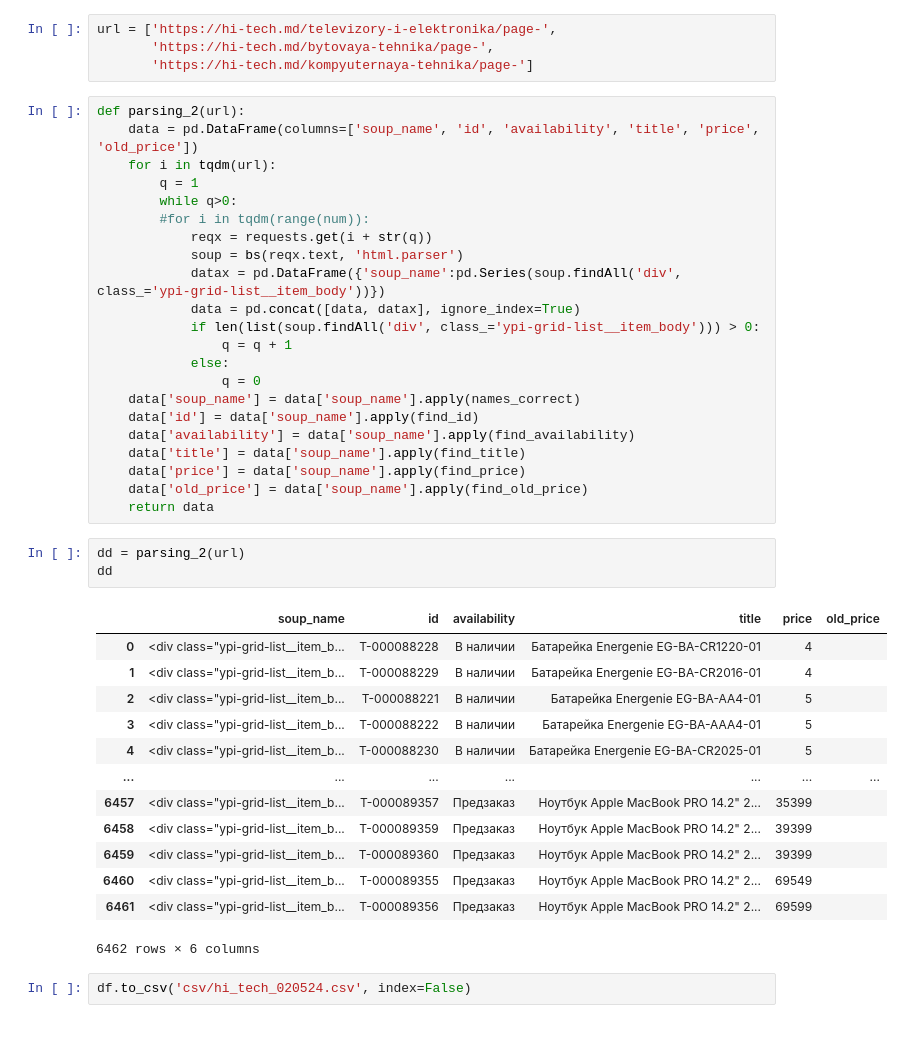
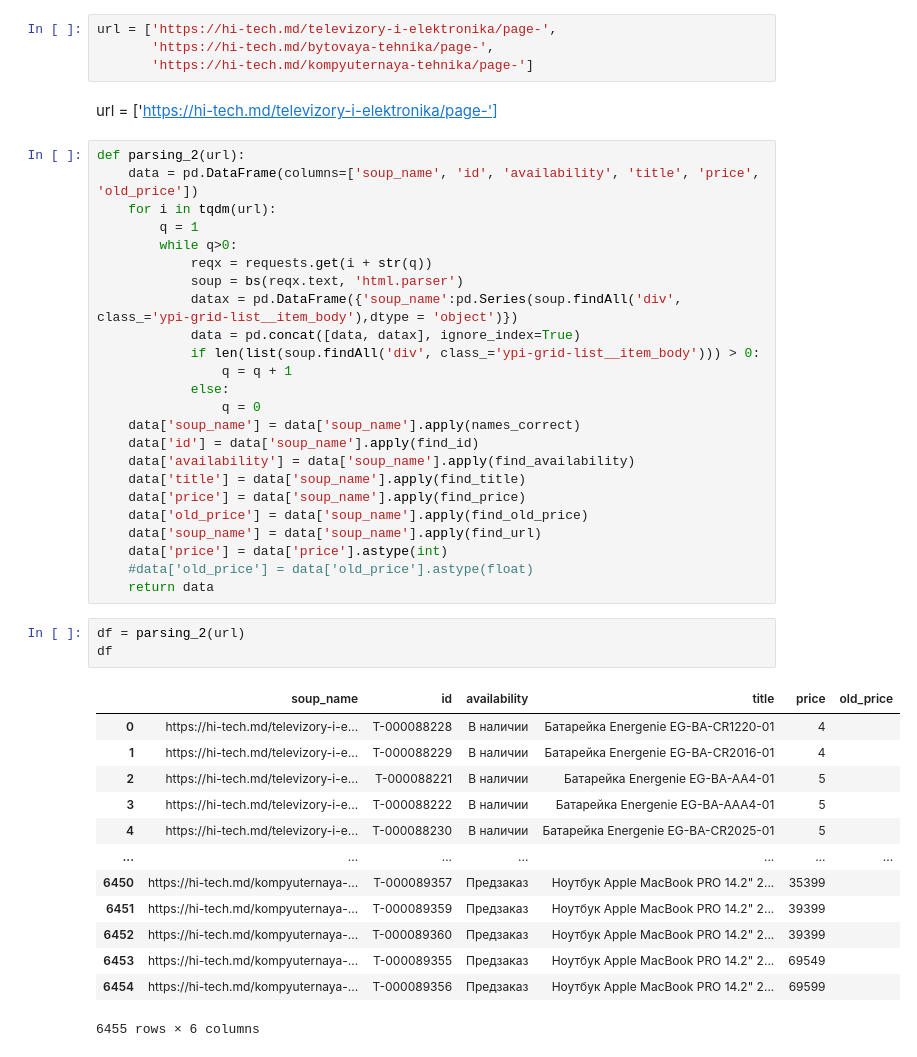
Before and after one commit to APolisakov/parsing, a Jupyter notebook: parsing.ipynb, the cells around one changed output. Cells and saved outputs as stored; diff of their text form.

```diff
--- a/parsing.ipynb
+++ b/parsing.ipynb
@@ -253,16 +127,17 @@ dgh
 url = ['https://hi-tech.md/televizory-i-elektronika/page-',
        'https://hi-tech.md/bytovaya-tehnika/page-',
        'https://hi-tech.md/kompyuternaya-tehnika/page-']
+# %% [markdown]
+url = ['https://hi-tech.md/televizory-i-elektronika/page-']
 # %%
 def parsing_2(url):
     data = pd.DataFrame(columns=['soup_name', 'id', 'availability', 'title', 'price', 'old_price'])
     for i in tqdm(url):
         q = 1
         while q>0:
-        #for i in tqdm(range(num)):
             reqx = requests.get(i + str(q))
             soup = bs(reqx.text, 'html.parser')
-            datax = pd.DataFrame({'soup_name':pd.Series(soup.findAll('div', class_='ypi-grid-list__item_body'))})
+            datax = pd.DataFrame({'soup_name':pd.Series(soup.findAll('div', class_='ypi-grid-list__item_body'),dtype = 'object')})
             data = pd.concat([data, datax], ignore_index=True)
             if len(list(soup.findAll('div', class_='ypi-grid-list__item_body'))) > 0:
                 q = q + 1
@@ -274,23 +149,24 @@ def parsing_2(url):
     data['title'] = data['soup_name'].apply(find_title)
     data['price'] = data['soup_name'].apply(find_price)
     data['old_price'] = data['soup_name'].apply(find_old_price)
+    data['soup_name'] = data['soup_name'].apply(find_url)
+    data['price'] = data['price'].astype(int)
+    #data['old_price'] = data['old_price'].astype(float)
     return data
-# %%
-dd = parsing_2(url)
-dd
-# %% [output]
-|  | soup_name | id | availability | title | price | old_price |
-| 0 | <div class="ypi-grid-list__item_b... | Т-000088228 | В наличии | Батарейка Energenie EG-BA-CR1220-01 | 4 |  |
-| 1 | <div class="ypi-grid-list__item_b... | Т-000088229 | В наличии | Батарейка Energenie EG-BA-CR2016-01 | 4 |  |
-| 2 | <div class="ypi-grid-list__item_b... | Т-000088221 | В наличии | Батарейка Energenie EG-BA-AA4-01 | 5 |  |
-| 3 | <div class="ypi-grid-list__item_b... | Т-000088222 | В наличии | Батарейка Energenie EG-BA-AAA4-01 | 5 |  |
-| 4 | <div class="ypi-grid-list__item_b... | Т-000088230 | В наличии | Батарейка Energenie EG-BA-CR2025-01 | 5 |  |
-| ... | ... | ... | ... | ... | ... | ... |
-| 6457 | <div class="ypi-grid-list__item_b... | Т-000089357 | Предзаказ | Ноутбук Apple MacBook PRO 14.2" 2... | 35399 |  |
-| 6458 | <div class="ypi-grid-list__item_b... | Т-000089359 | Предзаказ | Ноутбук Apple MacBook PRO 14.2" 2... | 39399 |  |
-| 6459 | <div class="ypi-grid-list__item_b... | Т-000089360 | Предзаказ | Ноутбук Apple MacBook PRO 14.2" 2... | 39399 |  |
-| 6460 | <div class="ypi-grid-list__item_b... | Т-000089355 | Предзаказ | Ноутбук Apple MacBook PRO 14.2" 2... | 69549 |  |
-| 6461 | <div class="ypi-grid-list__item_b... | Т-000089356 | Предзаказ | Ноутбук Apple MacBook PRO 14.2" 2... | 69599 |  |
-6462 rows × 6 columns
-# %%
-df.to_csv('csv/hi_tech_020524.csv', index=False)
+# %%
+df = parsing_2(url)
+df
+# %% [output]
+|  | soup_name | id | availability | title | price | old_price |
+| 0 | https://hi-tech.md/televizory-i-e... | Т-000088228 | В наличии | Батарейка Energenie EG-BA-CR1220-01 | 4 |  |
+| 1 | https://hi-tech.md/televizory-i-e... | Т-000088229 | В наличии | Батарейка Energenie EG-BA-CR2016-01 | 4 |  |
+| 2 | https://hi-tech.md/televizory-i-e... | Т-000088221 | В наличии | Батарейка Energenie EG-BA-AA4-01 | 5 |  |
+| 3 | https://hi-tech.md/televizory-i-e... | Т-000088222 | В наличии | Батарейка Energenie EG-BA-AAA4-01 | 5 |  |
+| 4 | https://hi-tech.md/televizory-i-e... | Т-000088230 | В наличии | Батарейка Energenie EG-BA-CR2025-01 | 5 |  |
+| ... | ... | ... | ... | ... | ... | ... |
+| 6450 | https://hi-tech.md/kompyuternaya-... | Т-000089357 | Предзаказ | Ноутбук Apple MacBook PRO 14.2" 2... | 35399 |  |
+| 6451 | https://hi-tech.md/kompyuternaya-... | Т-000089359 | Предзаказ | Ноутбук Apple MacBook PRO 14.2" 2... | 39399 |  |
+| 6452 | https://hi-tech.md/kompyuternaya-... | Т-000089360 | Предзаказ | Ноутбук Apple MacBook PRO 14.2" 2... | 39399 |  |
+| 6453 | https://hi-tech.md/kompyuternaya-... | Т-000089355 | Предзаказ | Ноутбук Apple MacBook PRO 14.2" 2... | 69549 |  |
+| 6454 | https://hi-tech.md/kompyuternaya-... | Т-000089356 | Предзаказ | Ноутбук Apple MacBook PRO 14.2" 2... | 69599 |  |
+6455 rows × 6 columns
```
Also changed, not shown: parts of 24 cells of this notebook.
